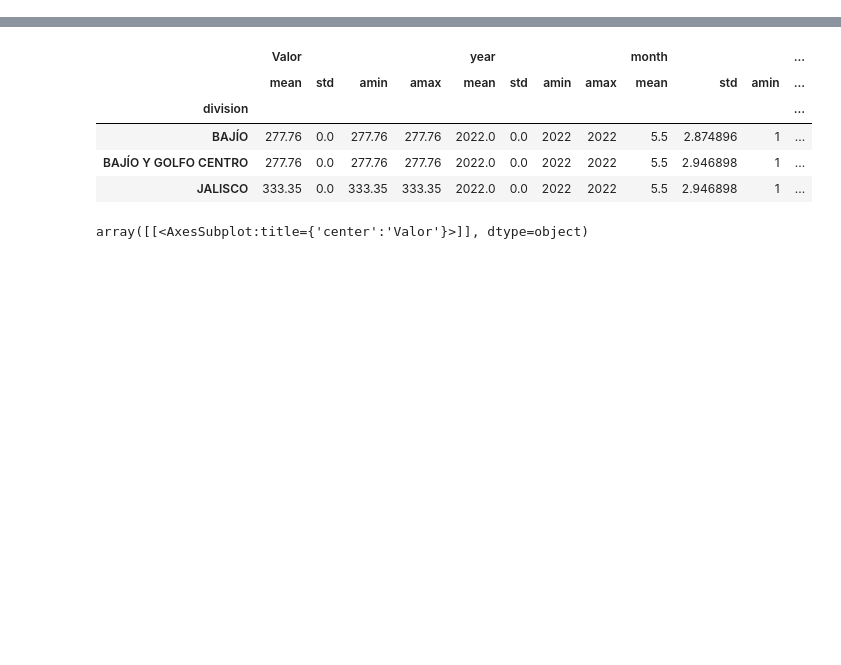
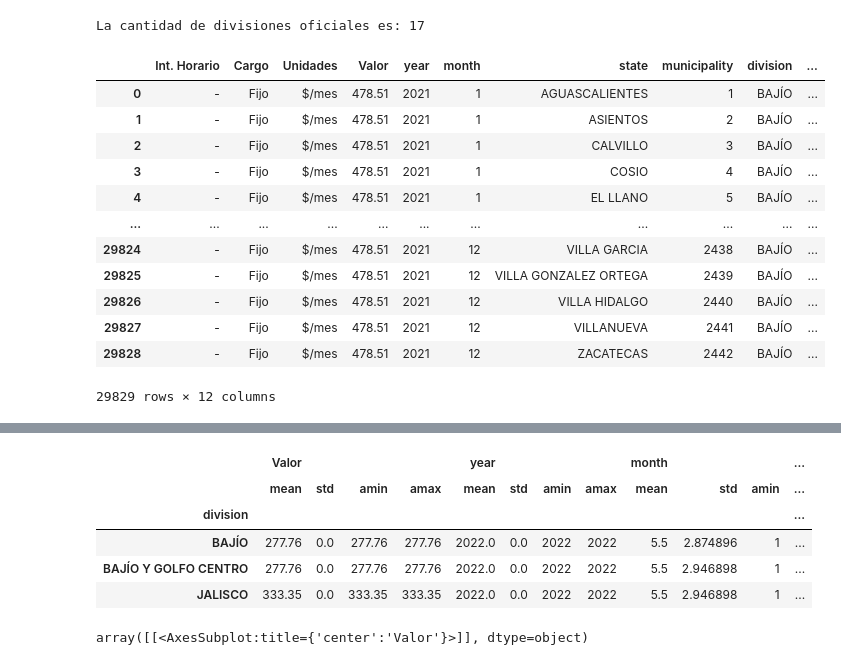
Before and after one commit to Pedri0/CFE_scraping_EDA, a Jupyter notebook: EDA.ipynb, the cells around one changed output, grey strips where cells are left out. Cells and saved outputs as stored; diff of their text form; code cells hidden in the pictures; blank space fills up the shorter version.

```diff
--- a/EDA.ipynb
+++ b/EDA.ipynb
@@ -58,0 +68,6 @@ Name: Descripción, dtype: int64
+# %%
+data_2021 = read_csvs("./scraped_data_2021/")
+data_2021.drop(['Descripción', 'Tarifa'], axis=1, inplace=True)
+data_2021['date'] = pd.to_datetime(data_2021.year.astype(str) + '/' + data_2021.month.astype(str))
+#data_2021.dropna(subset=['Unidades'], inplace=True)
+data_2021.isna().sum()
@@ -58,0 +122,27 @@ Name: Descripción, dtype: int64
+# %%
+division_oficial = ['BAJA CALIFORNIA', 'BAJA CALIFORNIA SUR', 'BAJÍO',
+    'CENTRO OCCIDENTE', 'CENTRO ORIENTE', 'CENTRO SUR', 'GOLFO CENTRO','GOLFO NORTE',
+    'JALISCO', 'NOROESTE', 'NORTE', 'ORIENTE', 'PENINSULAR', 'SURESTE',
+    'VALLE DE MÉXICO CENTRO', 'VALLE DE MÉXICO NORTE', 'VALLE DE MÉXICO SUR']
+
+print("La cantidad de divisiones oficiales es:", len(division_oficial))
+# %% [output]
+La cantidad de divisiones oficiales es: 17
+# %%
+cargo_fijo = data_2021[(data_2021.division.isin(division_oficial))&(data_2021.Cargo=='Fijo')]
+cargo_fijo.reset_index(drop=True, inplace=True)
+cargo_fijo
+# %% [output]
+|  | Int. Horario | Cargo | Unidades | Valor | year | month | state | municipality | division | ... |
+| 0 | - | Fijo | $/mes | 478.51 | 2021 | 1 | AGUASCALIENTES | 1 | BAJÍO | ... |
+| 1 | - | Fijo | $/mes | 478.51 | 2021 | 1 | ASIENTOS | 2 | BAJÍO | ... |
+| 2 | - | Fijo | $/mes | 478.51 | 2021 | 1 | CALVILLO | 3 | BAJÍO | ... |
+| 3 | - | Fijo | $/mes | 478.51 | 2021 | 1 | COSIO | 4 | BAJÍO | ... |
+| 4 | - | Fijo | $/mes | 478.51 | 2021 | 1 | EL LLANO | 5 | BAJÍO | ... |
+| ... | ... | ... | ... | ... | ... | ... | ... | ... | ... | ... |
+| 29824 | - | Fijo | $/mes | 478.51 | 2021 | 12 | VILLA GARCIA | 2438 | BAJÍO | ... |
+| 29825 | - | Fijo | $/mes | 478.51 | 2021 | 12 | VILLA GONZALEZ ORTEGA | 2439 | BAJÍO | ... |
+| 29826 | - | Fijo | $/mes | 478.51 | 2021 | 12 | VILLA HIDALGO | 2440 | BAJÍO | ... |
+| 29827 | - | Fijo | $/mes | 478.51 | 2021 | 12 | VILLANUEVA | 2441 | BAJÍO | ... |
+| 29828 | - | Fijo | $/mes | 478.51 | 2021 | 12 | ZACATECAS | 2442 | BAJÍO | ... |
+29829 rows × 12 columns
```
Also changed, not shown: parts of 35 cells of this notebook.
